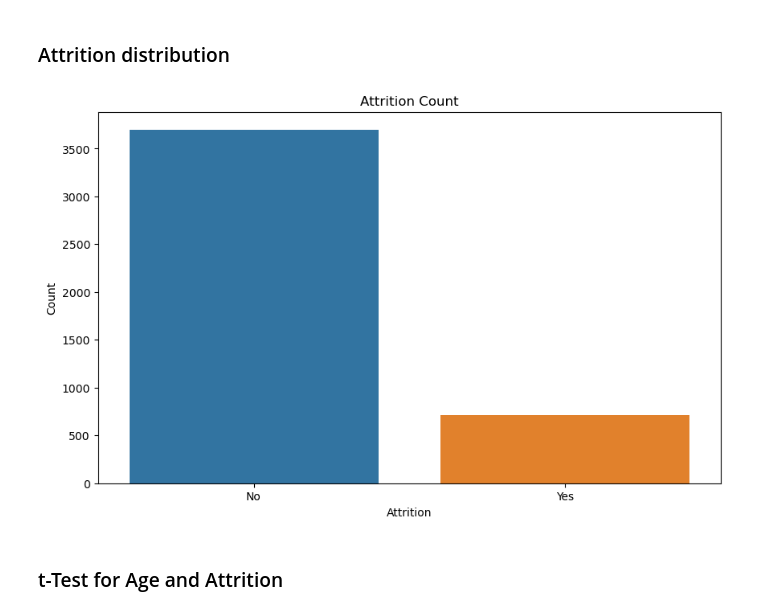
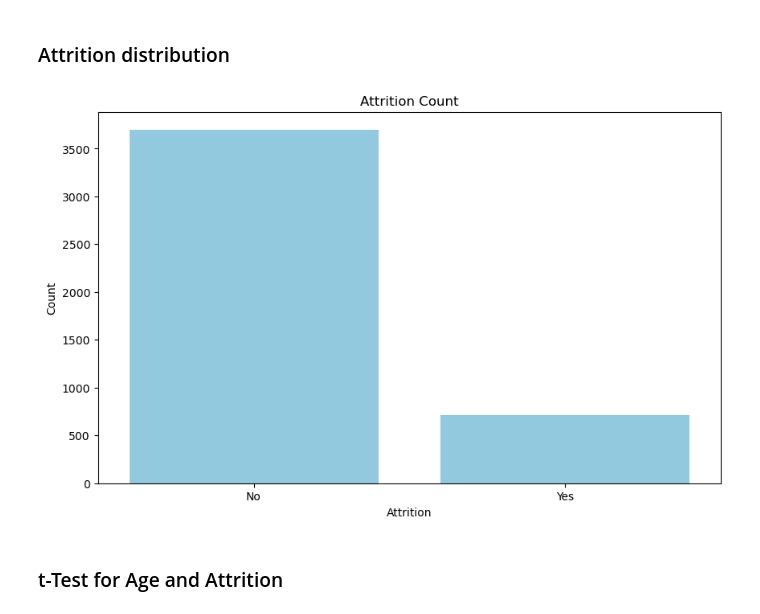
Before and after one commit to kkdsdesilva/employee-attrition-rate, a Jupyter notebook: notebooks/eda.ipynb, the cells around one changed output. Cells and saved outputs as stored; diff of their text form; code cells hidden in the pictures.

```diff
--- a/notebooks/eda.ipynb
+++ b/notebooks/eda.ipynb
@@ -28,15 +28,15 @@ df.head()
 ### Attrition distribution
 # %%
 plt.subplots(figsize=(10, 6))
-sns.countplot(x='Attrition', data=df)
+sns.countplot(x='Attrition', data=df, color='skyblue')
 plt.title('Attrition Count')
 plt.xlabel('Attrition')
 plt.ylabel('Count')
 plt.xticks([0, 1], ['No', 'Yes'])
 plt.savefig('../reports/figures/attrition_count.png')
 plt.show()
 # %% [output]
-[figure, old version]
+[figure, new version]
 # %% [markdown]
 ### t-Test for Age and Attrition
 # %%
```
Also changed, not shown: 1 other file.
